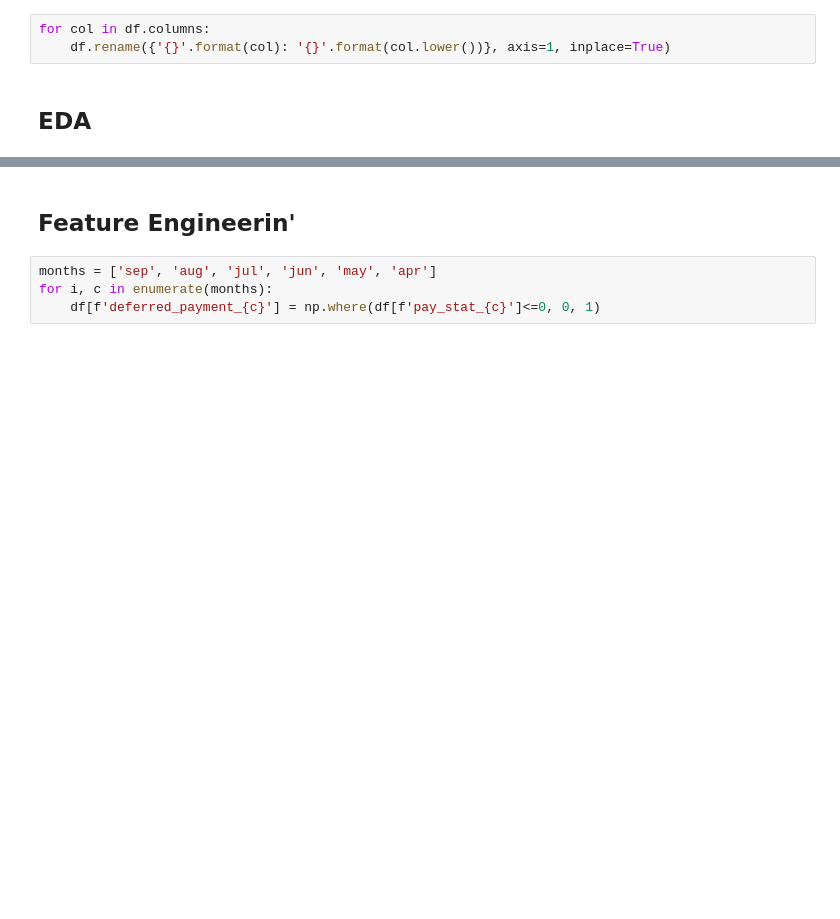
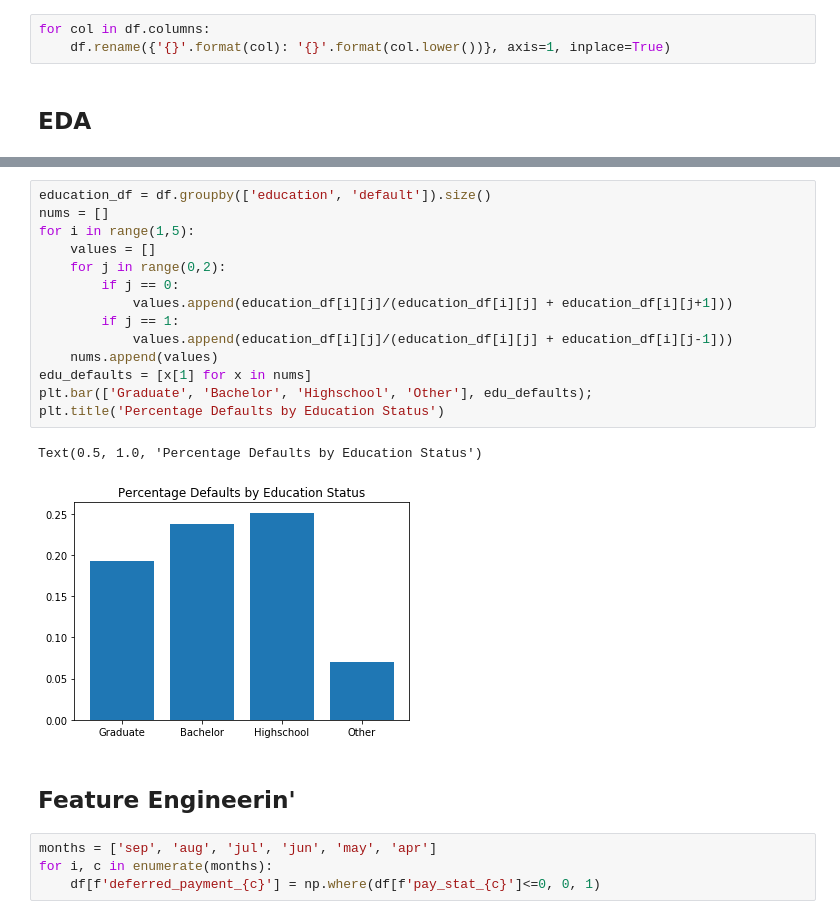
Before and after one commit to JoeSRead/Default-Detection, a Jupyter notebook: master.ipynb, the cells around one changed output, grey strips where cells are left out. Cells and saved outputs as stored; diff of their text form; blank space fills up the shorter version.

```diff
--- a/master.ipynb
+++ b/master.ipynb
@@ -50,3 +57,20 @@ plt.show()
+# %%
+education_df = df.groupby(['education', 'default']).size()
+nums = []
+for i in range(1,5):
+    values = []
+    for j in range(0,2):
+        if j == 0:
+            values.append(education_df[i][j]/(education_df[i][j] + education_df[i][j+1]))
+        if j == 1:
+            values.append(education_df[i][j]/(education_df[i][j] + education_df[i][j-1]))
+    nums.append(values)
+edu_defaults = [x[1] for x in nums]
+plt.bar(['Graduate', 'Bachelor', 'Highschool', 'Other'], edu_defaults);
+plt.title('Percentage Defaults by Education Status')
+# %% [output]
+Text(0.5, 1.0, 'Percentage Defaults by Education Status')
+[figure, added]
 # %% [markdown]
 ## Feature Engineerin'
 # %%
```
Also changed, not shown: parts of 13 cells of this notebook, 1 other file.
